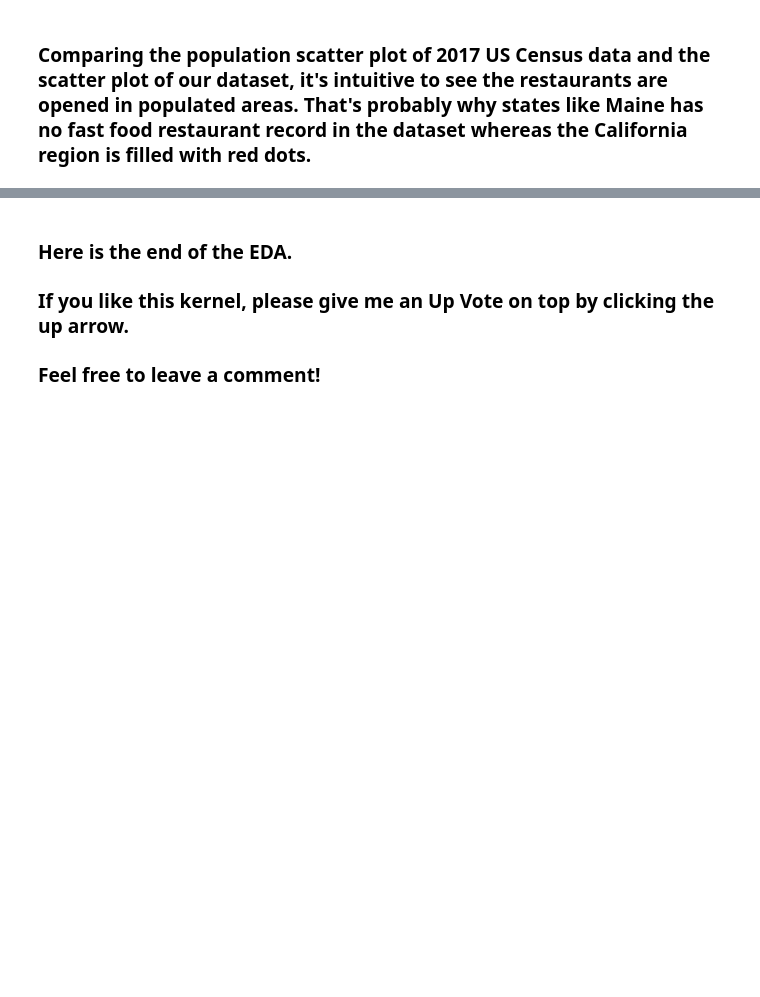
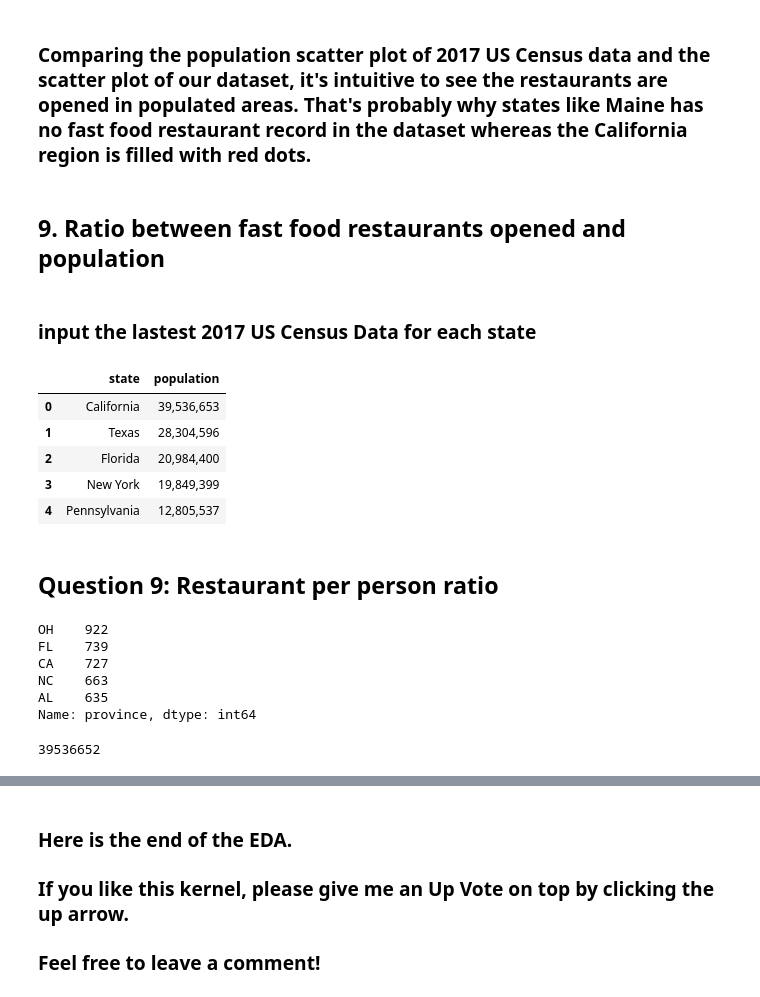
Before and after one commit to KangboLu/American-Fastfood-Exploratory-Data-Analysis, a Jupyter notebook: Detailed EDA with Visualizations.ipynb, the cells around one changed output, grey strips where cells are left out. Saved outputs shown, nothing was run; the diff lists cells and outputs as text; code cells hidden in the pictures; blank space fills up the shorter version.

```diff
--- a/Detailed EDA with Visualizations.ipynb
+++ b/Detailed EDA with Visualizations.ipynb
@@ -958,3 +1276,35 @@ iplot(dict(data=data, layout=layout ))
 Image from "World Population Review": http://worldpopulationreview.com/countries/united-states-population/
 # %% [markdown]
 ### Comparing the population scatter plot of 2017 US Census data and the scatter plot of our dataset, it's intuitive to see the restaurants are opened in populated areas. That's probably why states like Maine has no fast food restaurant record in the dataset whereas the California region is filled with red dots.
+# %% [markdown]
+## 9. Ratio between fast food restaurants opened and population
+# %% [markdown]
+### input the lastest 2017 US Census Data for each state
+# %%
+# input census data with "|" as separator
+us_census_data = pd.read_csv('../input/us-census-2017/US-Census-2017.txt', sep="|", names=["state", "population"])
+us_census_data.head()
+# %% [output]
+|  | state | population |
+| 0 | California | 39,536,653 |
+| 1 | Texas | 28,304,596 |
+| 2 | Florida | 20,984,400 |
+| 3 | New York | 19,849,399 |
+| 4 | Pennsylvania | 12,805,537 |
+# %% [markdown]
+## Question 9: Restaurant per person ratio
+# %%
+# we have number of restaurants per state before
+value_counts_by_states.head()
+# %% [output]
+OH    922
+FL    739
+CA    727
+NC    663
+AL    635
+Name: province, dtype: int64
+# %%
+test = int(us_census_data[us_census_data['state']=="California"].iloc[0,1].replace(",",""))
+print(test-1)
+# %% [output]
+39536652
```
Also changed, not shown: parts of 46 cells of this notebook.
